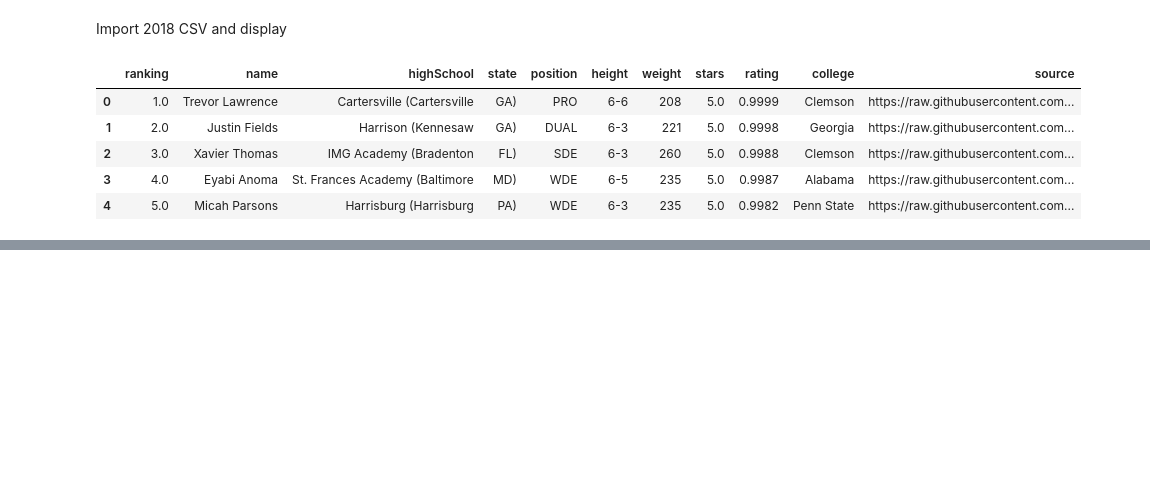
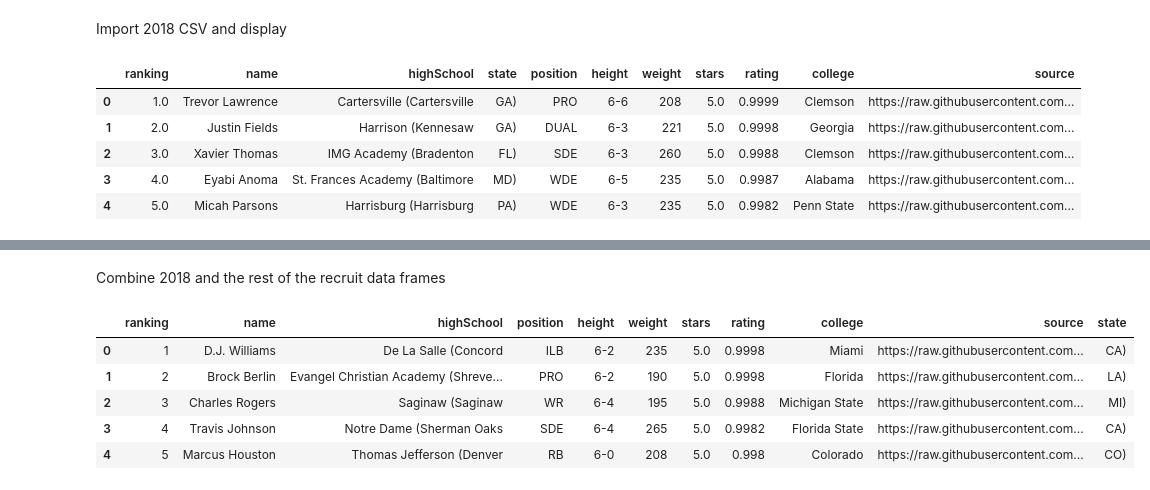
Before and after one commit to dathomas1/NcaaTool, a Jupyter notebook: HS_Football_Recruits.ipynb, the cells around one changed output, grey strips where cells are left out. Saved outputs shown, nothing was run; the diff lists cells and outputs as text; code cells hidden in the pictures; blank space fills up the shorter version.

```diff
--- a/HS_Football_Recruits.ipynb
+++ b/HS_Football_Recruits.ipynb
@@ -89,0 +104,12 @@ df_2018.head()
+# %% [markdown]
+Combine 2018 and the rest of the recruit data frames
+# %%
+recruit_df = pd.concat([df, df_2018], axis=0, ignore_index = True)
+recruit_df.head()
+# %% [output]
+|  | ranking | name | highSchool | position | height | weight | stars | rating | college | source | state |
+| 0 | 1 | D.J. Williams | De La Salle (Concord | ILB | 6-2 | 235 | 5.0 | 0.9998 | Miami | https://raw.githubusercontent.com... | CA) |
+| 1 | 2 | Brock Berlin | Evangel Christian Academy (Shreve... | PRO | 6-2 | 190 | 5.0 | 0.9998 | Florida | https://raw.githubusercontent.com... | LA) |
+| 2 | 3 | Charles Rogers | Saginaw (Saginaw | WR | 6-4 | 195 | 5.0 | 0.9988 | Michigan State | https://raw.githubusercontent.com... | MI) |
+| 3 | 4 | Travis Johnson | Notre Dame (Sherman Oaks | SDE | 6-4 | 265 | 5.0 | 0.9982 | Florida State | https://raw.githubusercontent.com... | CA) |
+| 4 | 5 | Marcus Houston | Thomas Jefferson (Denver | RB | 6-0 | 208 | 5.0 | 0.998 | Colorado | https://raw.githubusercontent.com... | CO) |
```
Also changed, not shown: parts of 5 cells of this notebook.
